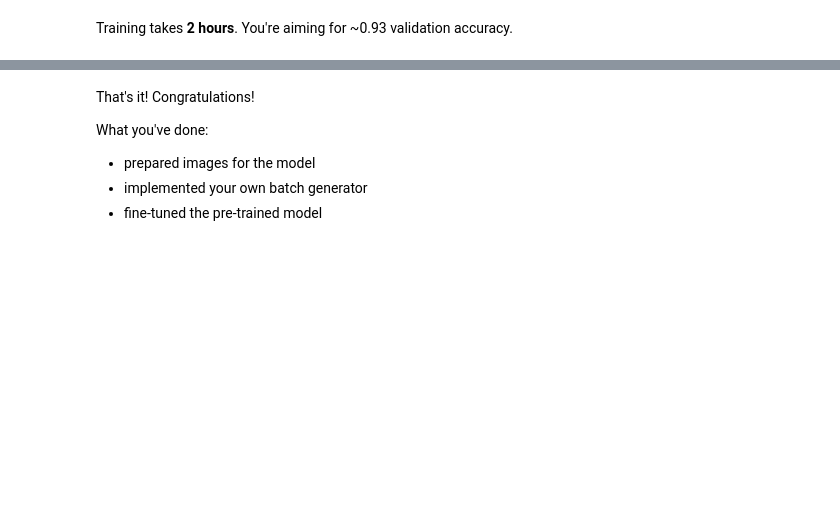
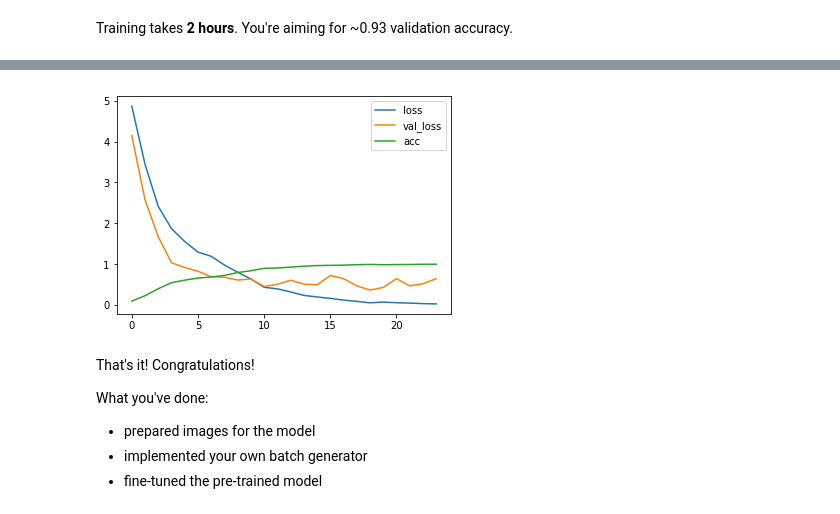
Before and after one commit to jessequinn/Coursera_DL, a Jupyter notebook: week3/week3_task2_fine_tuning_clean.ipynb, the cells around one changed output, grey strips where cells are left out. Cells and saved outputs as stored; diff of their text form; code cells hidden in the pictures; blank space fills up the shorter version.

```diff
--- a/week3/week3_task2_fine_tuning_clean.ipynb
+++ b/week3/week3_task2_fine_tuning_clean.ipynb
@@ -76,8 +80,8 @@ def image_center_crop(img):
     Returns [min(h, w), min(h, w), 3] output with same width and height.
     For cropping use numpy slicing.
     """
-
-    cropped_img = ### YOUR CODE HERE
+    h, w, c = img.shape
+    cropped_img = img[(h-min(h, w))//2:(h-min(h, w))//2+min(h, w),(w-min(h, w))//2:(w-min(h, w))//2 + min(h, w),:]
 
     # checks for errors
     h, w, c = img.shape
@@ -152,7 +165,7 @@ def raw_generator_with_label_from_tar(tar_fn, files, labels):
                 yield f.extractfile(m).read(), label_by_fn[m.name]
 # %%
 # batch generator
-BATCH_SIZE = 32
+BATCH_SIZE = 4
 
 def batch_generator(items, batch_size):
     """
@@ -163,8 +176,14 @@ def batch_generator(items, batch_size):
         In case of generator you can pass through your items only once!
     Output: In output yield each batch as a list of items.
     """
-
-    ### YOUR CODE HERE
+    batch = []
+    for item in items:
+        batch.append(item)
+        if len(batch) == batch_size:
+            yield batch
+            batch = []
+    if len(batch) != 0:
+        yield batch
 # %%
 ## GRADED PART, DO NOT CHANGE!
 # Test batch generator
@@ -264,10 +312,10 @@ Training takes **2 hours**. You're aiming for ~0.93 validation accuracy.
 # %%
 # fine tune for 2 epochs (full passes through all training data)
 # we make 2*8 epochs, where epoch is 1/8 of our training data to see progress more often
-model.fit_generator(
+train_history = model.fit_generator(
     train_generator(tr_files, tr_labels),
     steps_per_epoch=len(tr_files) // BATCH_SIZE // 8,
-    epochs=2 * 8,
+    epochs=2 * 12,
     validation_data=train_generator(te_files, te_labels),
     validation_steps=len(te_files) // BATCH_SIZE // 4,
     callbacks=[keras_utils.TqdmProgressCallback(),
@@ -290,3 +370,14 @@ grader.submit(COURSERA_EMAIL, COURSERA_TOKEN)
+# %%
+loss = train_history.history['loss']
+val_loss = train_history.history['val_loss']
+acc = train_history.history['acc']
+plt.plot(loss)
+plt.plot(val_loss)
+plt.plot(acc)
+plt.legend(['loss', 'val_loss', 'acc'])
+plt.show()
+# %% [output]
+[figure, added]
 # %% [markdown]
 That's it! Congratulations!
 
```
Also changed, not shown: parts of 14 cells of this notebook, 3 other files.
